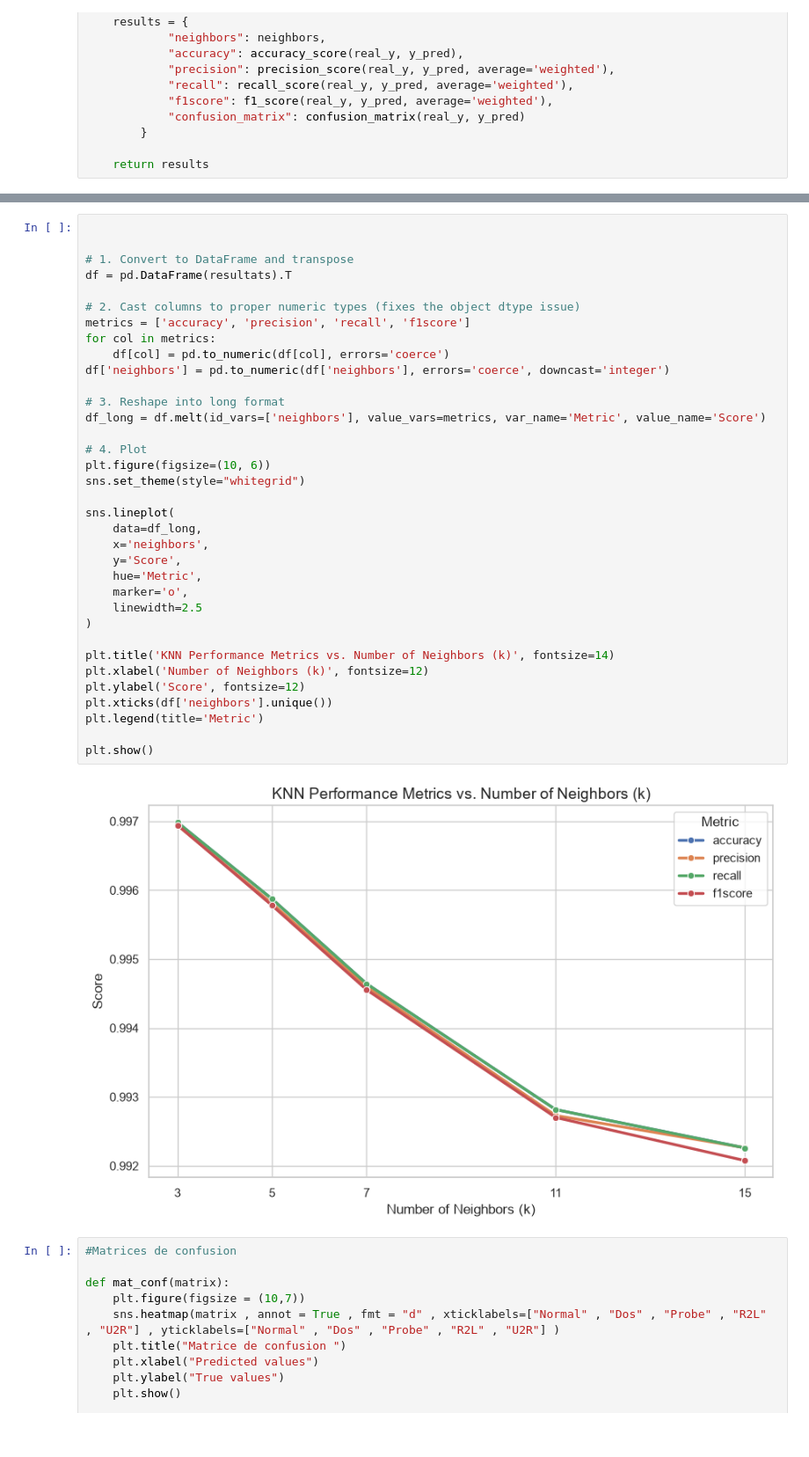
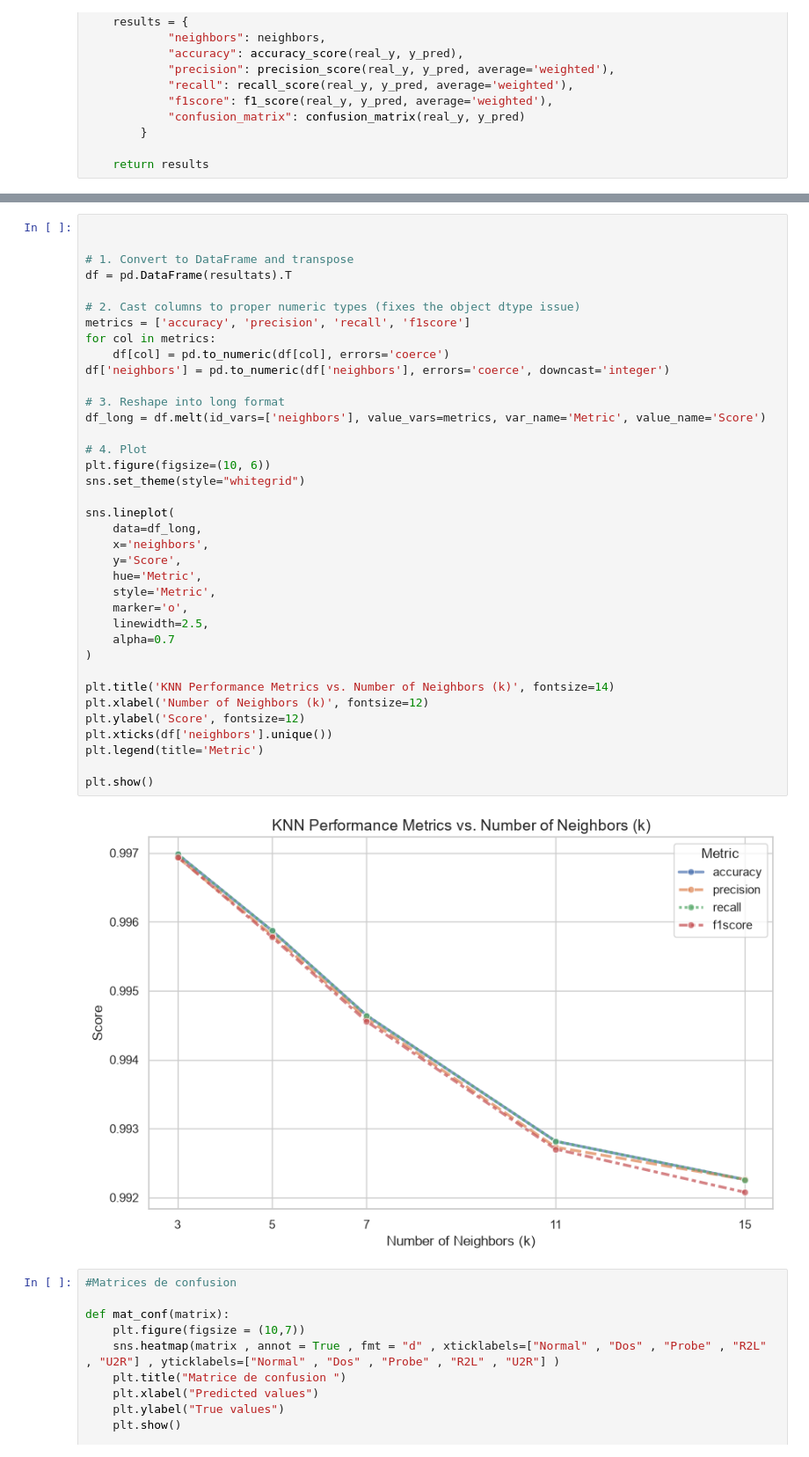
Before and after one commit to lina77b/IA_for_CyberSecurity_Project, a Jupyter notebook: tp.ipynb, the cells around one changed output, grey strips where cells are left out. Shown at 88% size. Drawn from its saved outputs; the diff is of its cells as text.

```diff
--- a/tp.ipynb
+++ b/tp.ipynb
@@ -691,35 +683,37 @@ df = pd.DataFrame(resultats).T
 
 # 2. Cast columns to proper numeric types (fixes the object dtype issue)
 metrics = ['accuracy', 'precision', 'recall', 'f1score']
 for col in metrics:
     df[col] = pd.to_numeric(df[col], errors='coerce')
 df['neighbors'] = pd.to_numeric(df['neighbors'], errors='coerce', downcast='integer')
 
 # 3. Reshape into long format
 df_long = df.melt(id_vars=['neighbors'], value_vars=metrics, var_name='Metric', value_name='Score')
 
 # 4. Plot
 plt.figure(figsize=(10, 6))
 sns.set_theme(style="whitegrid")
 
 sns.lineplot(
     data=df_long,
     x='neighbors',
     y='Score',
     hue='Metric',
+    style='Metric',
     marker='o',
-    linewidth=2.5
+    linewidth=2.5,
+    alpha=0.7
 )
 
 plt.title('KNN Performance Metrics vs. Number of Neighbors (k)', fontsize=14)
 plt.xlabel('Number of Neighbors (k)', fontsize=12)
 plt.ylabel('Score', fontsize=12)
 plt.xticks(df['neighbors'].unique())
 plt.legend(title='Metric')
 
 plt.show()
 # %% [output]
-[figure, old version]
+[figure, new version]
 # %%
 #Matrices de confusion
 
```
Also changed, not shown: parts of 23 cells of this notebook, 1 other file.
